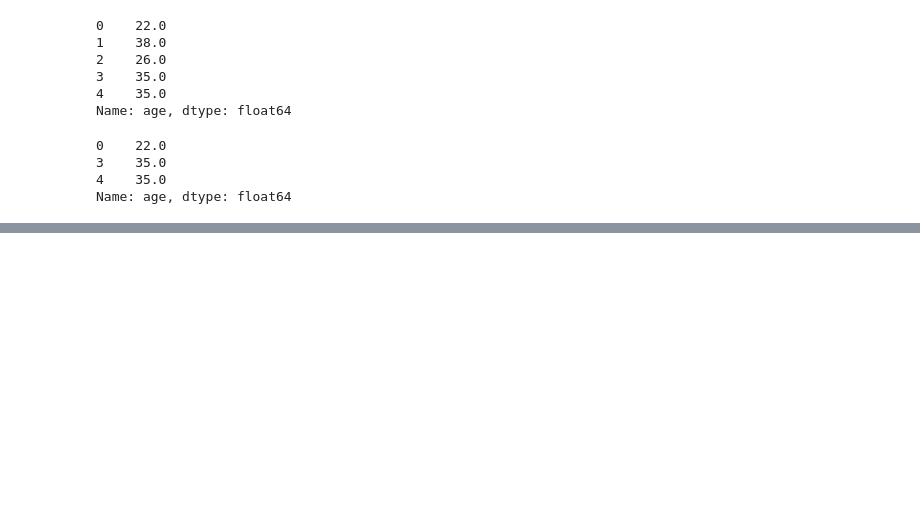
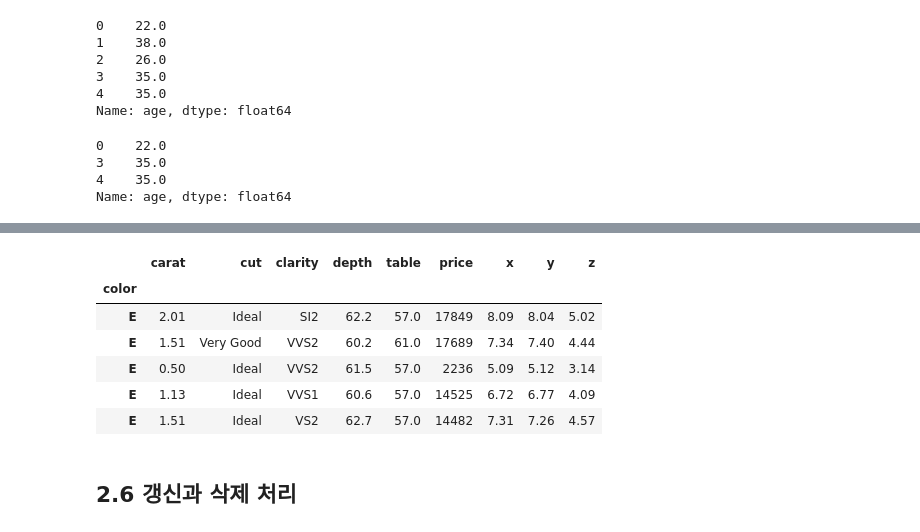
Before and after one commit to JeongYeojin/handson_pandas, a Jupyter notebook: Chapter 2.ipynb, the cells around one changed output, grey strips where cells are left out. Drawn from its saved outputs; the diff is of its cells as text; code cells hidden in the pictures; blank space fills up the shorter version.

```diff
--- a/Chapter 2.ipynb
+++ b/Chapter 2.ipynb
@@ -363,0 +579,21 @@ Name: age, dtype: float64
+# %%
+set_i.sort_index(inplace=True)
+# %%
+try:
+    set_i_str = set_i.loc['E':'F']
+except ValueError as e:
+    print('ValueError', e)
+except KeyError as e:
+    print('KeyError', e)
+# %%
+set_i_str.head()
+# %% [output]
+|  | carat | cut | clarity | depth | table | price | x | y | z |
+| color |  |  |  |  |  |  |  |  |  |
+| E | 2.01 | Ideal | SI2 | 62.2 | 57.0 | 17849 | 8.09 | 8.04 | 5.02 |
+| E | 1.51 | Very Good | VVS2 | 60.2 | 61.0 | 17689 | 7.34 | 7.40 | 4.44 |
+| E | 0.50 | Ideal | VVS2 | 61.5 | 57.0 | 2236 | 5.09 | 5.12 | 3.14 |
+| E | 1.13 | Ideal | VVS1 | 60.6 | 57.0 | 14525 | 6.72 | 6.77 | 4.09 |
+| E | 1.51 | Ideal | VS2 | 62.7 | 57.0 | 14482 | 7.31 | 7.26 | 4.57 |
+# %% [markdown]
+## 2.6 갱신과 삭제 처리
```
Also changed, not shown: parts of 65 cells of this notebook, 1 other file.
